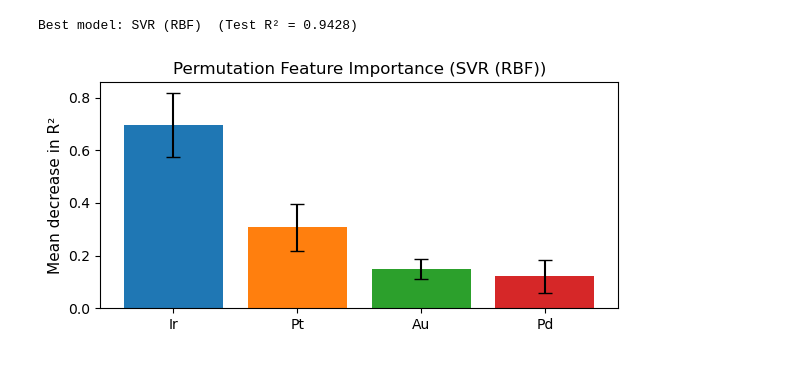
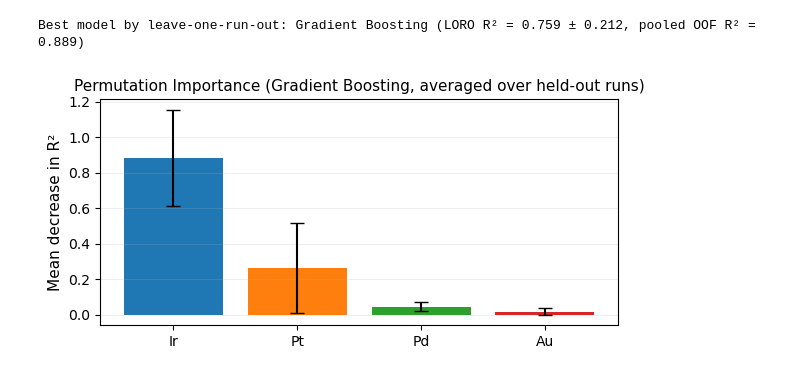
Before and after one commit to jdmazz/OER-ML-paper, a Jupyter notebook: eta_prediction.ipynb, the cells around one changed output. Saved outputs shown, nothing was run; the diff lists cells and outputs as text; code cells hidden in the pictures.

```diff
--- a/eta_prediction.ipynb
+++ b/eta_prediction.ipynb
@@ -101,0 +280,11 @@ Train: 120  |  Test: 31
+# %%
+X = df[FEATURES].values
+y = df[TARGET].values
+groups = df['run'].values
+run_names = sorted(set(groups))
+
+logo = GroupKFold(n_splits=len(run_names))
+kf = KFold(n_splits=5, shuffle=True, random_state=SEED)
+
+print(f'Samples: {len(X)}   runs: {run_names}')
+print('per-run sample counts:', df['run'].value_counts().to_dict())
@@ -207,29 +452,30 @@ Permutation importance is model-agnostic and avoids the impurity-bias issue in t
 # %%
-# Pick best model by test R²
-best_name = max(results, key=lambda k: results[k]['test_r2'])
-best_pipe = results[best_name]['pipeline']
+best_name = max(results, key=lambda k: results[k]['logo_r2_mean'])
+best = results[best_name]
 print(
-    f'Best model: {best_name}  (Test R² = {results[best_name]["test_r2"]:.4f})'
+    f'Best model by leave-one-run-out: {best_name} '
+    f'(LORO R² = {best["logo_r2_mean"]:.3f} ± {best["logo_r2_std"]:.3f}, '
+    f'pooled OOF R² = {best["oof_r2"]:.3f})'
 )
 
-perm = permutation_importance(
-    best_pipe, X_test, y_test, n_repeats=30, random_state=SEED
-)
-sorted_idx = perm.importances_mean.argsort()[::-1]
-
+order = best['importance'].argsort()[::-1]
 fig, ax = plt.subplots(figsize=(6, 3))
 ax.bar(
-    np.array(FEATURES)[sorted_idx],
-    perm.importances_mean[sorted_idx],
-    yerr=perm.importances_std[sorted_idx],
+    np.array(FEATURES)[order],
+    best['importance'][order],
+    yerr=best['importance_std'][order],
     capsize=5,
     color=['#1f77b4', '#ff7f0e', '#2ca02c', '#d62728'],
 )
 ax.set_ylabel('Mean decrease in R²', fontsize=11)
-ax.set_title(f'Permutation Feature Importance ({best_name})', fontsize=12)
+ax.set_title(
+    f'Permutation Importance ({best_name}, averaged over held-out runs)',
+    fontsize=11,
+)
+ax.grid(alpha=0.3, axis='y')
 plt.tight_layout()
 plt.savefig('images/feature_importance_eta.png', dpi=150, bbox_inches='tight')
 plt.show()
 # %% [output]
-Best model: SVR (RBF)  (Test R² = 0.9428)
+Best model by leave-one-run-out: Gradient Boosting (LORO R² = 0.759 ± 0.212, pooled OOF R² = 0.889)
-[figure, old version]
+[figure, new version]
```
Also changed, not shown: parts of 23 cells of this notebook, 11 other files.
